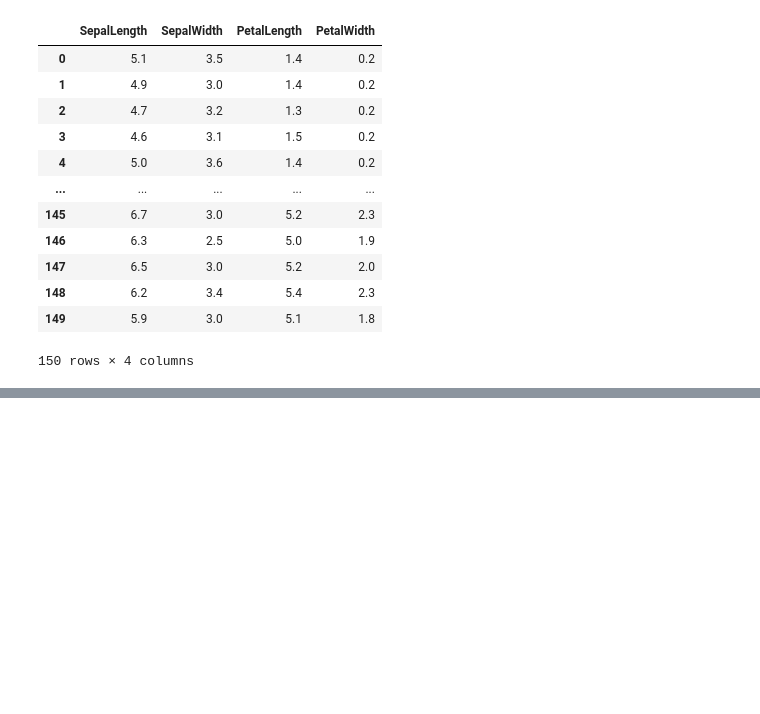
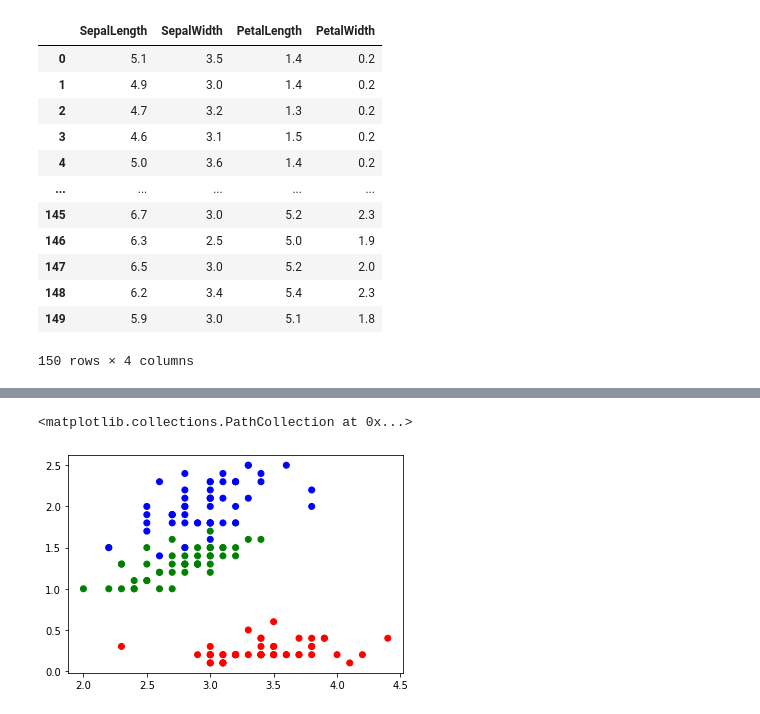
Before and after one commit to Chanakarn06/data_viz_2022, a Jupyter notebook: DataViz03_Data_Distribution(PCA).ipynb, the cells around one changed output, grey strips where cells are left out. Saved outputs shown, nothing was run; the diff lists cells and outputs as text; code cells hidden in the pictures; blank space fills up the shorter version.

```diff
--- a/DataViz03_Data_Distribution(PCA).ipynb
+++ b/DataViz03_Data_Distribution(PCA).ipynb
@@ -76,0 +124,5 @@ NameError: ignored
+# %%
+plt.scatter(example_df2['SepalWidth'],example_df2['PetalWidth'],c=example_df2['Name'])
+# %% [output]
+<matplotlib.collections.PathCollection at 0x...>
+[figure, added]
```
Also changed, not shown: parts of 10 cells of this notebook.
